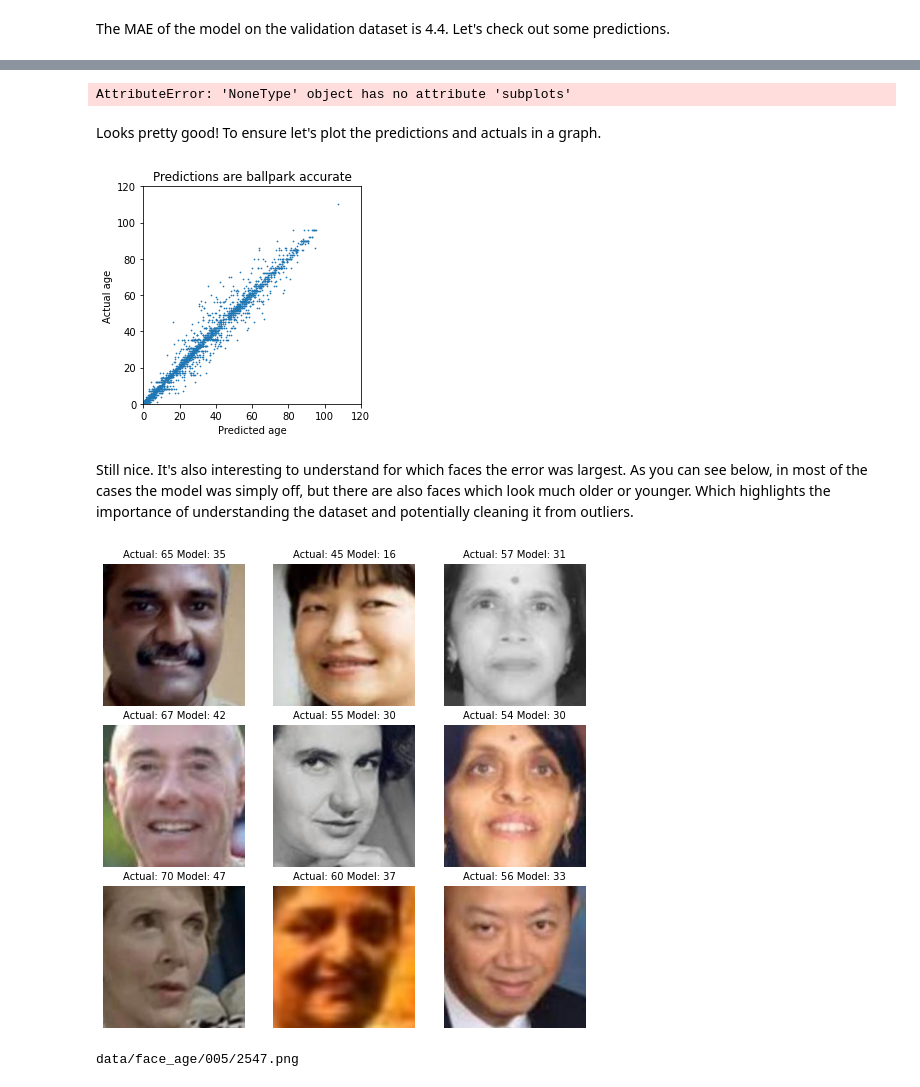
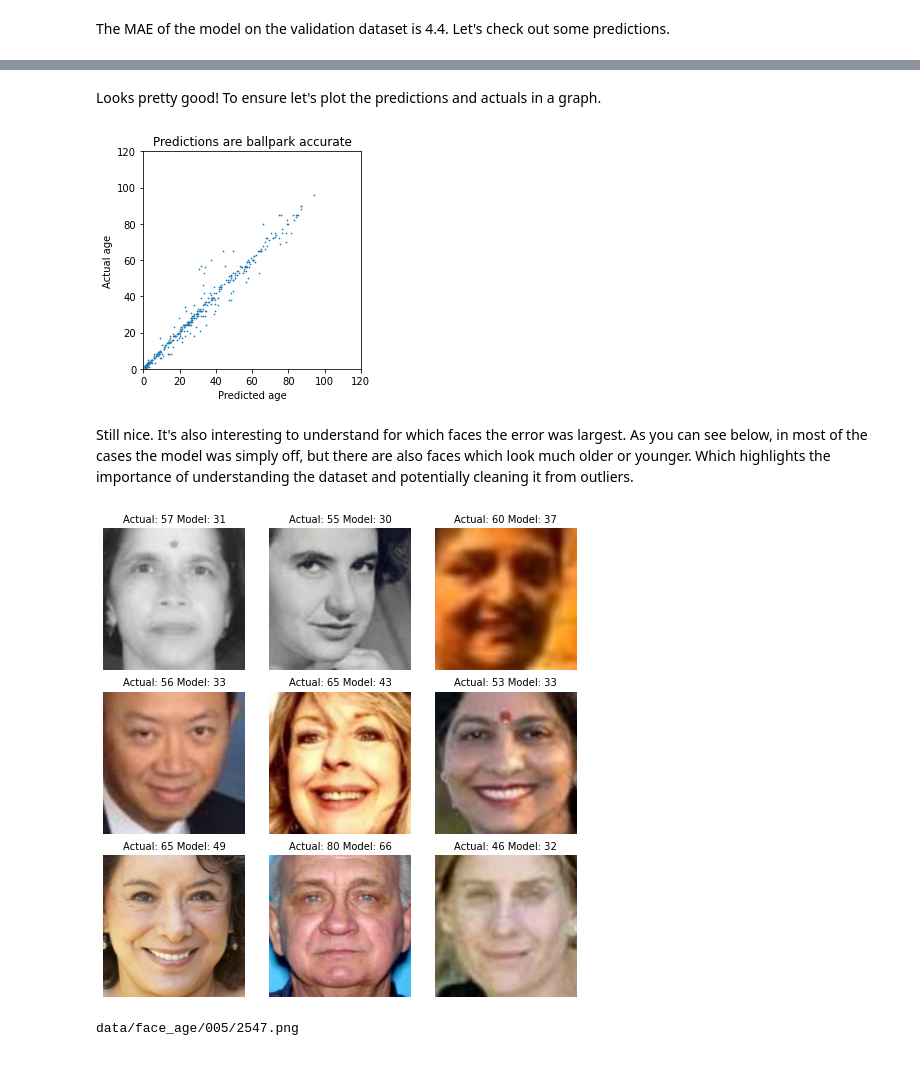
Before and after one commit to hamelsmu/blog-2, a Jupyter notebook: _notebooks/2020-11-15-age_pure_pytorch.ipynb, the cells around one changed output, grey strips where cells are left out. Saved outputs shown, nothing was run; the diff lists cells and outputs as text; code cells hidden in the pictures.

Commit message:
updated images

```diff
--- a/_notebooks/2020-11-15-age_pure_pytorch.ipynb
+++ b/_notebooks/2020-11-15-age_pure_pytorch.ipynb
@@ -214,7 +214,7 @@ def train():
             not_improve_count = 0
         else:
             not_improve_count += 1
-            if not_improve_count > 300:
+            if not_improve_count > 76:
                 print('early stopping!')
                 break
 
@@ -261,8 +261,8 @@ def mae_loss(y, pred):
     return (torch.abs(y-pred.T)).mean()
 loss_fn = mae_loss
 
-NUM_EPOCH = 40
-SWA_START = 25
+NUM_EPOCH = 45
+SWA_START = 30
 LR = 0.001
 BATCH_SIZE = 512
 DEVICE = torch.device("cuda:0" if torch.cuda.is_available() else "cpu")
@@ -279,7 +279,7 @@ determine_size(train_set)
 train_dl = DataLoader(train_set, batch_size=BATCH_SIZE, shuffle=True)
 
 # val_set = AgeTensorDataset(xs,ys, valid=True)
-val_set = Ageset("data/face_age", valid=True)[:1000]
+val_set = Ageset("data/face_age", valid=True)
 determine_size(val_set)
 val_dl = DataLoader(val_set, batch_size=BATCH_SIZE, shuffle=True)
 dls = {'train': train_dl, 'val': val_dl}
@@ -358,7 +345,6 @@ def plot_top_losses(df, valid=True, top_loss=True):
         df = df.sort_values('loss', ascending=False)
     else:
         df = df.sample(frac=1)
-    # fig,ax = plt.subplots(5,7,figsize=(7,5))
     set_matplotlib_formats('svg')
     fig,ax = plt.subplots(3,3,figsize=(7,7))
     val_set = Ageset('data/face_age', valid=valid)
@@ -374,15 +360,14 @@ def plot_top_losses(df, valid=True, top_loss=True):
         # a.text(200,0, df.iloc[i].name, size=8)
         a.axis('off')
     fig.tight_layout()
-    plt.subplots_adjust(wspace=0.2, hspace=0.1)
+    set_matplotlib_formats('png')
+    plt.subplots_adjust(wspace=0.1, hspace=0.15)
     return plt
-    # set_matplotlib_formats('png')
-    # plt.subplots_adjust(wspace=0, hspace=0)
 # %%
 # hide
 model = AgeResnet()
 model.load_state_dict(torch.load('app/models/model4.3',map_location=torch.device('cpu')))
-df = gen_pred_df(model, valid=True)
+df = gen_pred_df(model, valid=True, val_items=400)
 # %% [markdown]
 The MAE of the model on the validation dataset is 4.4. Let's check out some predictions.
 # %%
@@ -400,10 +380,3 @@ plot_top_losses(df, top_loss=False)
-# %%
-# hide_input
-# set_matplotlib_formats('svg')
-plot = plot_top_losses(df, top_loss=False)
-plot.show()
-# %% [output]
-AttributeError: 'NoneType' object has no attribute 'subplots'
 # %% [markdown]
 Looks pretty good! To ensure let's plot the predictions and actuals in a graph.
 # %%
@@ -416,14 +389,14 @@ plt.title('Predictions are ballpark accurate')
 plt.xlabel('Predicted age')
 plt.ylabel('Actual age');
 # %% [output]
-[figure, old version]
+[figure, new version]
 # %% [markdown]
 Still nice. It's also interesting to understand for which faces the error was largest. As you can see below, in most of the cases the model was simply off, but there are also faces which look much older or younger. Which highlights the importance of understanding the dataset and potentially cleaning it from outliers.
 # %%
 # hide_input
-plot_top_losses(df,valid=True)
+plot_top_losses(df,valid=True).show()
 # %% [output]
-[figure, old version]
+[figure, new version]
 # %%
 # hide
 rm = ['data/face_age/005/2547.png',
```
Also changed, not shown: parts of 4 cells of this notebook.
